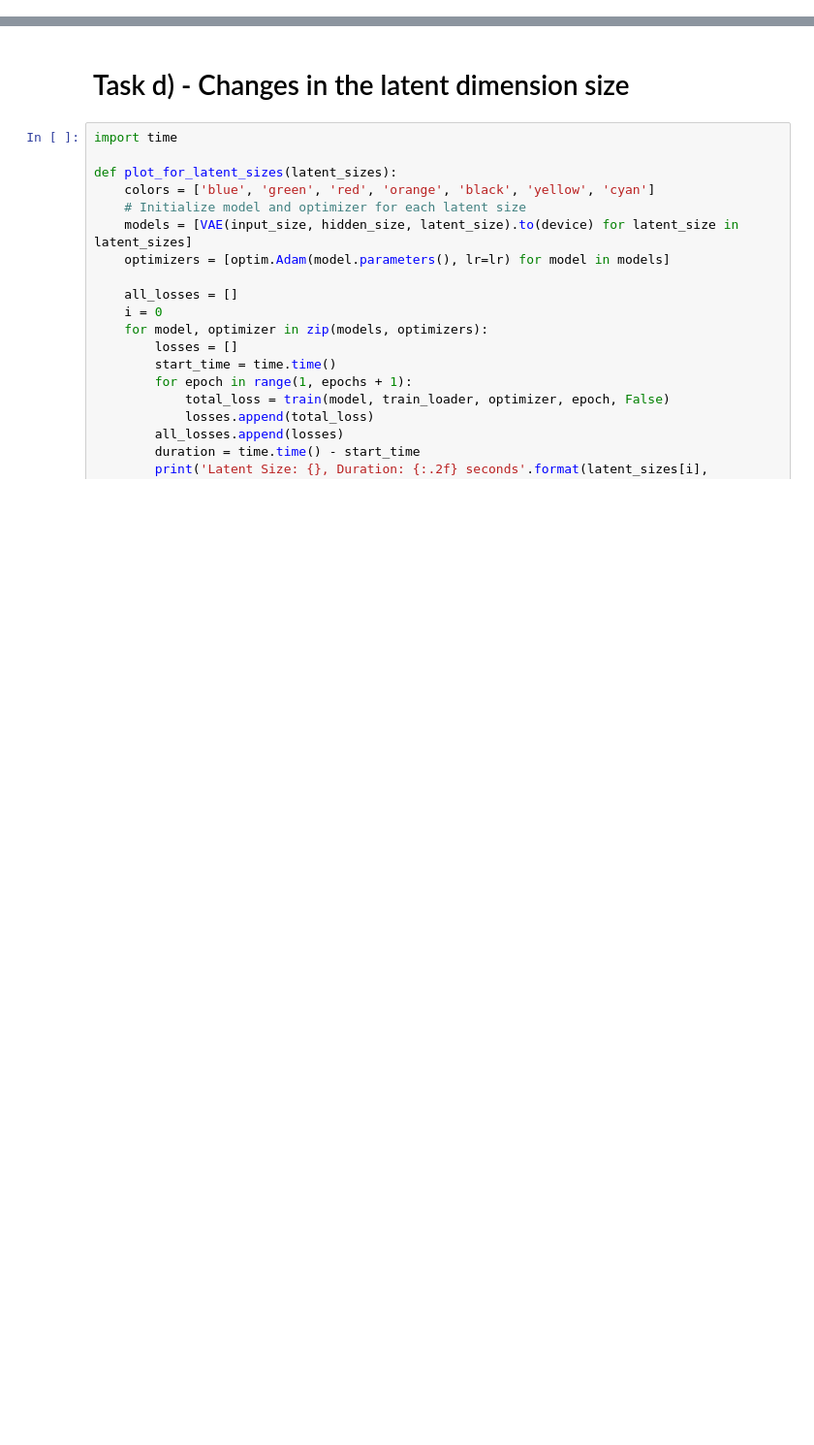
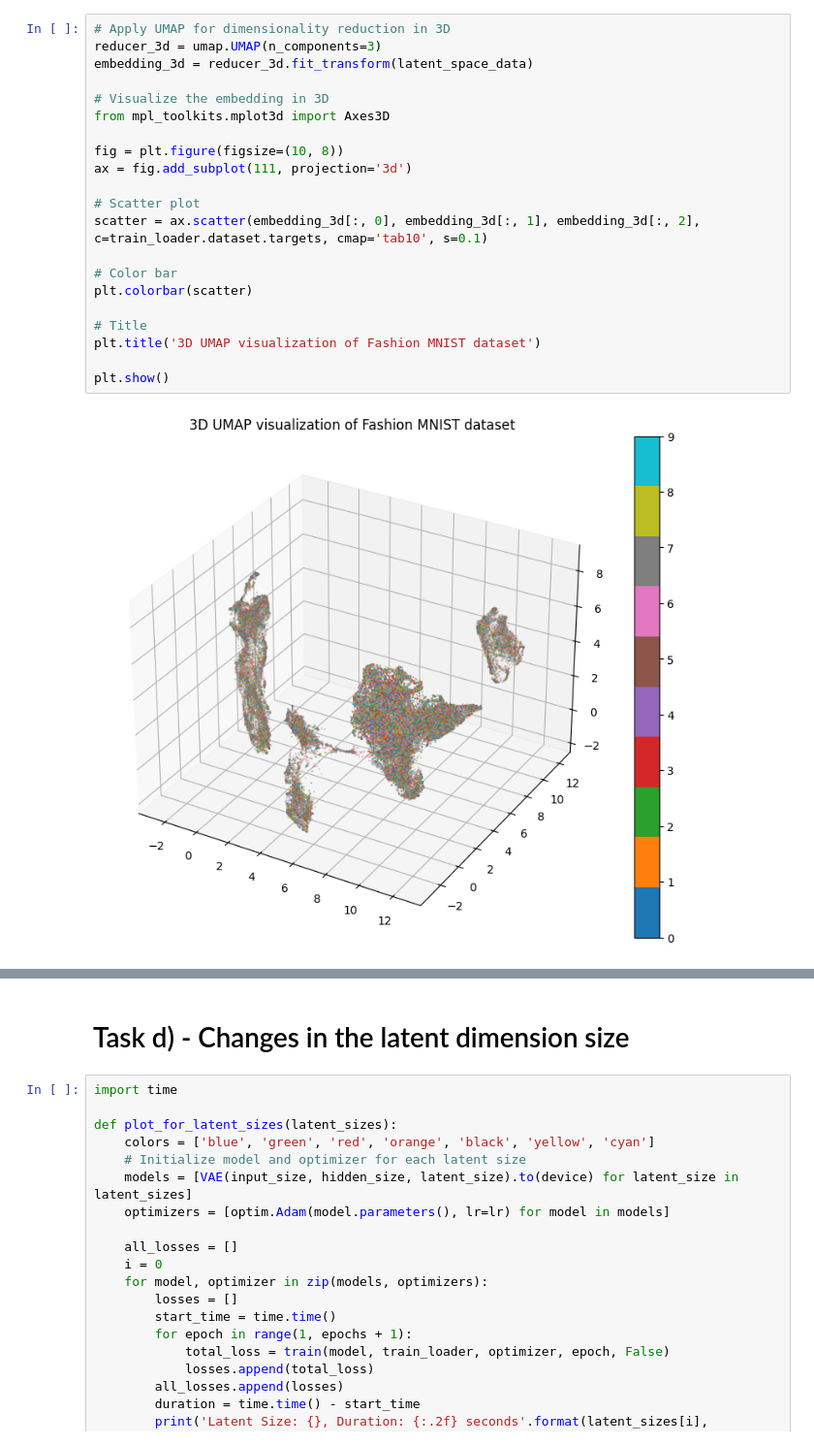
Before and after one commit to Avolord/DeepLearning, a Jupyter notebook: Exercise2/exercise2_newTry.ipynb, the cells around one changed output, grey strips where cells are left out. Shown at 97% size. Drawn from its saved outputs; the diff is of its cells as text; blank space fills up the shorter version.

```diff
--- a/Exercise2/exercise2_newTry.ipynb
+++ b/Exercise2/exercise2_newTry.ipynb
@@ -197,0 +224,23 @@ plt.show()
+# %%
+# Apply UMAP for dimensionality reduction in 3D
+reducer_3d = umap.UMAP(n_components=3)
+embedding_3d = reducer_3d.fit_transform(latent_space_data)
+
+# Visualize the embedding in 3D
+from mpl_toolkits.mplot3d import Axes3D
+
+fig = plt.figure(figsize=(10, 8))
+ax = fig.add_subplot(111, projection='3d')
+
+# Scatter plot
+scatter = ax.scatter(embedding_3d[:, 0], embedding_3d[:, 1], embedding_3d[:, 2], c=train_loader.dataset.targets, cmap='tab10', s=0.1)
+
+# Color bar
+plt.colorbar(scatter)
+
+# Title
+plt.title('3D UMAP visualization of Fashion MNIST dataset')
+
+plt.show()
+# %% [output]
+[figure, added]
```
Also changed, not shown: parts of 10 cells of this notebook.
